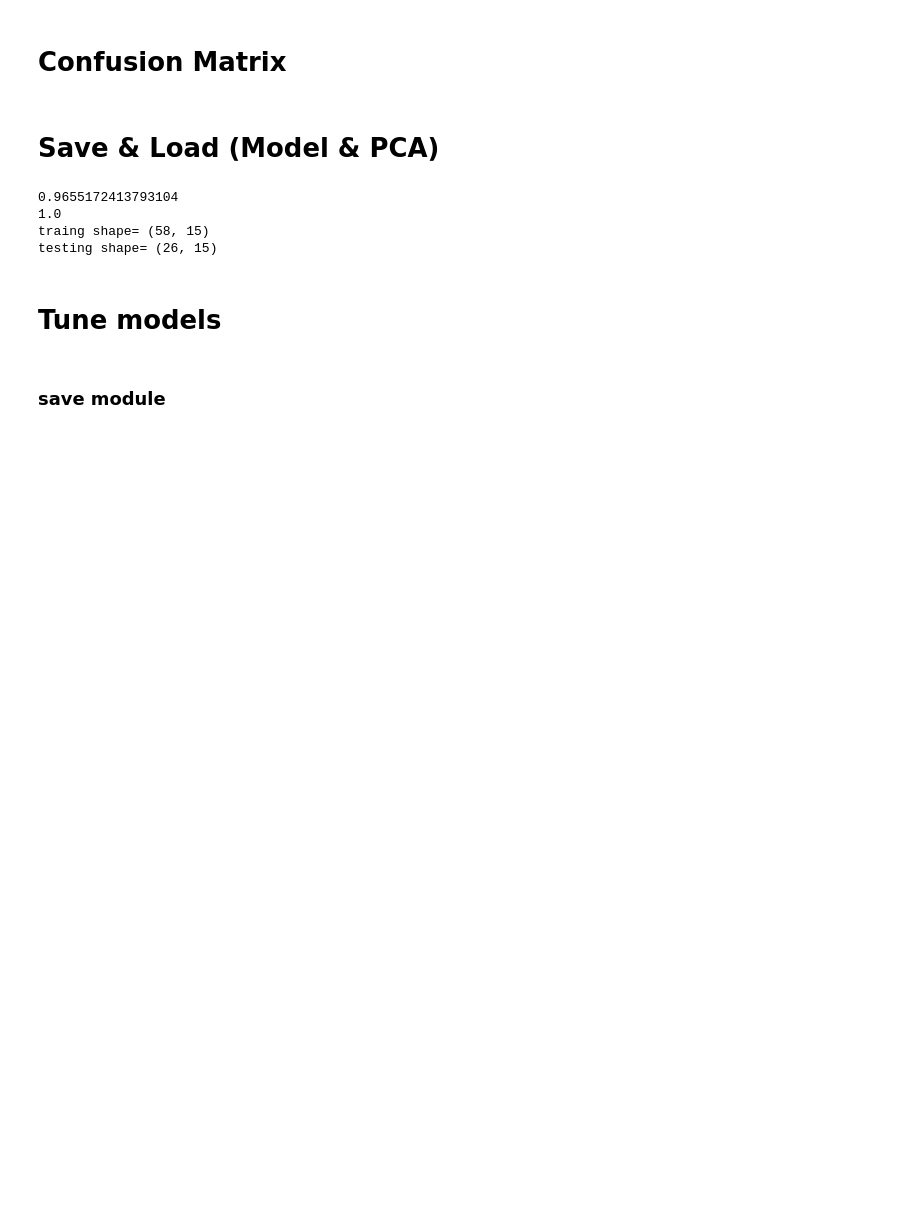
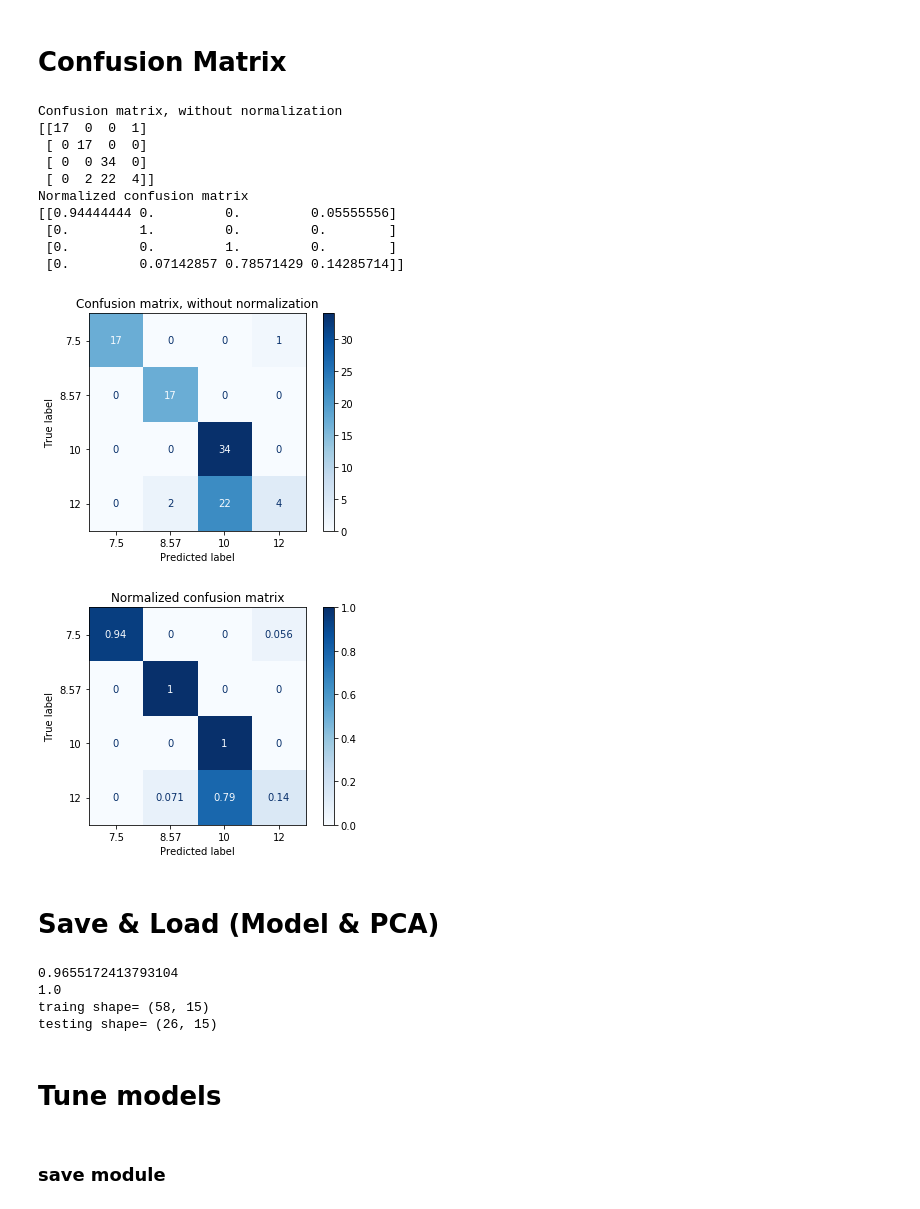
Before and after one commit to Mostafa-ashraf19/BrainWheel, a Jupyter notebook: BCI interface-Analysis spread2.ipynb, the cells around one changed output. Cells and saved outputs as stored; diff of their text form; code cells hidden in the pictures; blank space fills up the shorter version.

```diff
--- a/BCI interface-Analysis spread2.ipynb
+++ b/BCI interface-Analysis spread2.ipynb
@@ -197,22 +218,35 @@ print(prob)
 # %%
 import matplotlib.pyplot as plt
 from sklearn.metrics import plot_confusion_matrix
 
-class_names = ["7.5","8.57","10","12"]
+class_names = ["7.5","8.57","10","12",'1']
 # Plot non-normalized confusion matrix
 titles_options = [("Confusion matrix, without normalization", None),
                   ("Normalized confusion matrix", 'true')]
 for title, normalize in titles_options:
     disp = plot_confusion_matrix(model, x_test, y_test,
                                  display_labels=class_names,
                                  cmap=plt.cm.Blues,
                                  normalize=normalize)
     disp.ax_.set_title(title)
 
     print(title)
     print(disp.confusion_matrix)
 
 plt.show()
+# %% [output]
+Confusion matrix, without normalization
+[[17  0  0  1]
+ [ 0 17  0  0]
+ [ 0  0 34  0]
+ [ 0  2 22  4]]
+Normalized confusion matrix
+[[0.94444444 0.         0.         0.05555556]
+ [0.         1.         0.         0.        ]
+ [0.         0.         1.         0.        ]
+ [0.         0.07142857 0.78571429 0.14285714]]
+[figure, added]
+[figure, added]
 # %% [markdown]
 # Save & Load (Model & PCA)
 # %%
```
Also changed, not shown: parts of 10 cells of this notebook, 1 other file.
